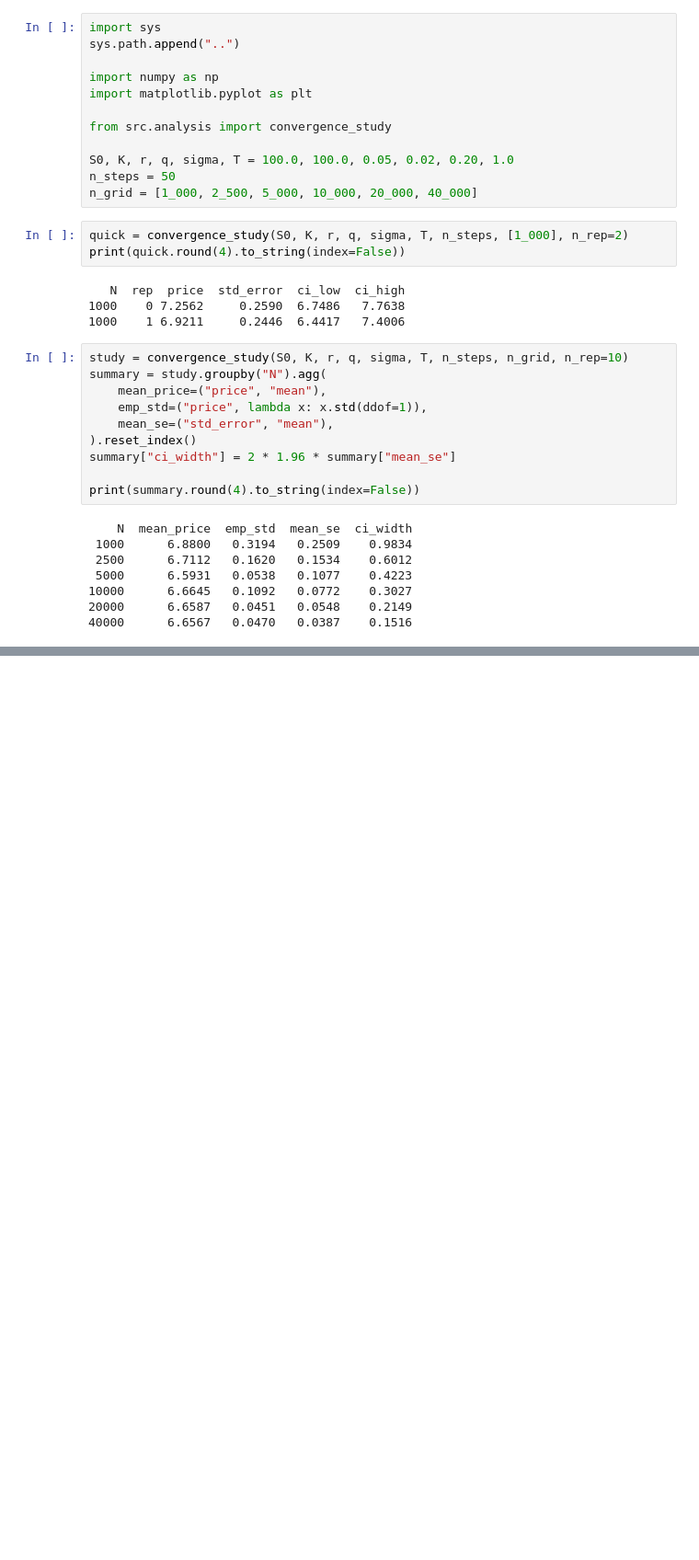
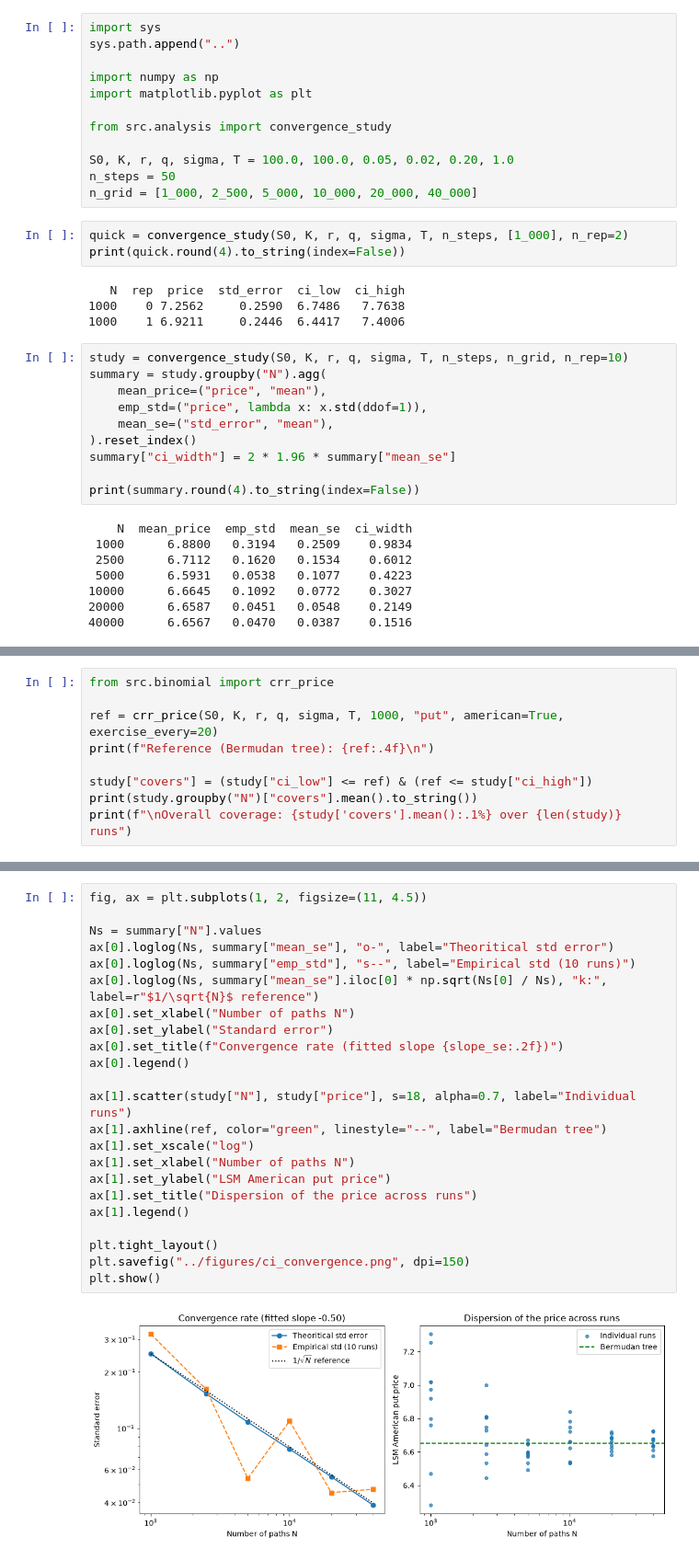
Before and after one commit to Gabrielnstr/American_Options_Pricer, a Jupyter notebook: notebooks/06_confidence_intervals.ipynb, the cells around one changed output, grey strips where cells are left out. Shown at 92% size. Drawn from its saved outputs; the diff is of its cells as text; blank space fills up the shorter version.

Commit message:
test: study CI width and coverage vs number of paths

```diff
--- a/notebooks/06_confidence_intervals.ipynb
+++ b/notebooks/06_confidence_intervals.ipynb
@@ -41,0 +57,9 @@ print(summary.round(4).to_string(index=False))
+# %%
+from src.binomial import crr_price
+
+ref = crr_price(S0, K, r, q, sigma, T, 1000, "put", american=True, exercise_every=20)
+print(f"Reference (Bermudan tree): {ref:.4f}\n")
+
+study["covers"] = (study["ci_low"] <= ref) & (ref <= study["ci_high"])
+print(study.groupby("N")["covers"].mean().to_string())
+print(f"\nOverall coverage: {study['covers'].mean():.1%} over {len(study)} runs")
@@ -41,0 +90,25 @@ print(summary.round(4).to_string(index=False))
+# %%
+fig, ax = plt.subplots(1, 2, figsize=(11, 4.5))
+
+Ns = summary["N"].values
+ax[0].loglog(Ns, summary["mean_se"], "o-", label="Theoritical std error")
+ax[0].loglog(Ns, summary["emp_std"], "s--", label="Empirical std (10 runs)")
+ax[0].loglog(Ns, summary["mean_se"].iloc[0] * np.sqrt(Ns[0] / Ns), "k:", label=r"$1/\sqrt{N}$ reference")
+ax[0].set_xlabel("Number of paths N")
+ax[0].set_ylabel("Standard error")
+ax[0].set_title(f"Convergence rate (fitted slope {slope_se:.2f})")
+ax[0].legend()
+
+ax[1].scatter(study["N"], study["price"], s=18, alpha=0.7, label="Individual runs")
+ax[1].axhline(ref, color="green", linestyle="--", label="Bermudan tree")
+ax[1].set_xscale("log")
+ax[1].set_xlabel("Number of paths N")
+ax[1].set_ylabel("LSM American put price")
+ax[1].set_title("Dispersion of the price across runs")
+ax[1].legend()
+
+plt.tight_layout()
+plt.savefig("../figures/ci_convergence.png", dpi=150)
+plt.show()
+# %% [output]
+[figure, added]
```
Also changed, not shown: parts of 4 cells of this notebook, 1 other file.
